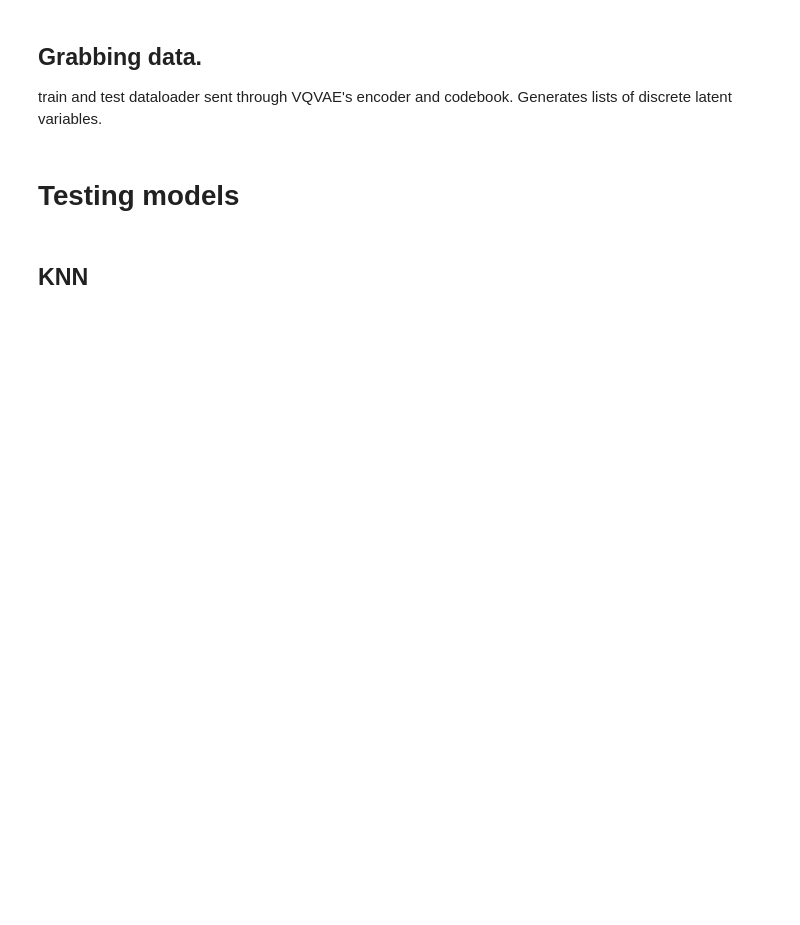
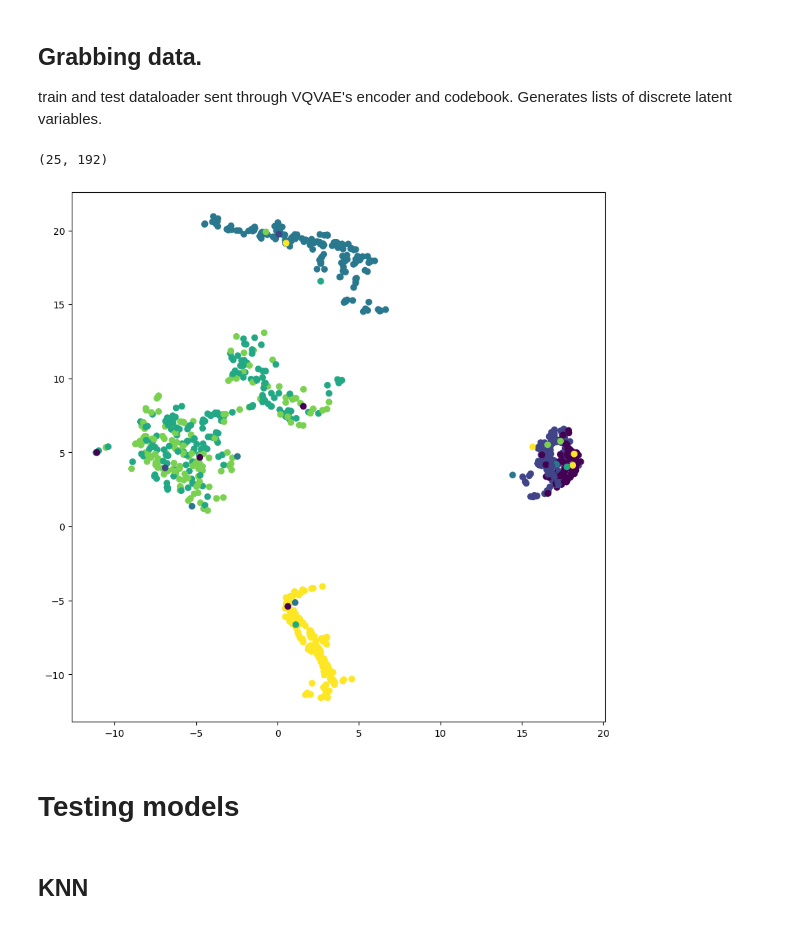
Before and after one commit to erlendlokna/CV-SSL-VQVAE-Framework, a Jupyter notebook: supervised.ipynb, the cells around one changed output. Cells and saved outputs as stored; diff of their text form; code cells hidden in the pictures; blank space fills up the shorter version.

```diff
--- a/supervised.ipynb
+++ b/supervised.ipynb
@@ -104,6 +112,14 @@ zqs_scaled = scaler.fit_transform(zqs)
 test_size = 0.2
 Z_train, Z_test, Y_train, Y_test = train_test_split(zqs, y, test_size=test_size)
 Z_train_scaled, Z_test_scaled, Y_train2, Y_test2 = train_test_split(zqs_scaled, y, test_size=test_size)
+# %%
+print(zqs_train.shape)
+# %% [output]
+(25, 192)
+# %%
+UMAP_plots(zqs, y)
+# %% [output]
+[figure, added]
 # %% [markdown]
 # Testing models
 # %% [markdown]
```
Also changed, not shown: parts of 16 cells of this notebook, 37 other files.
